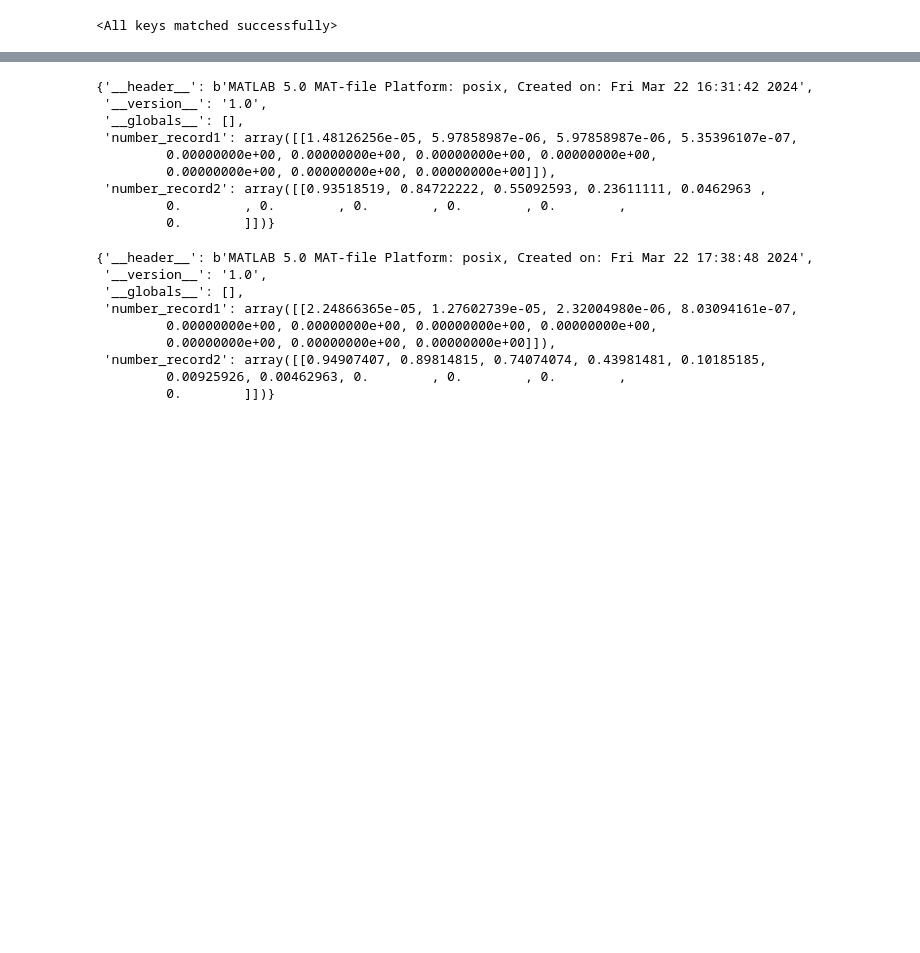
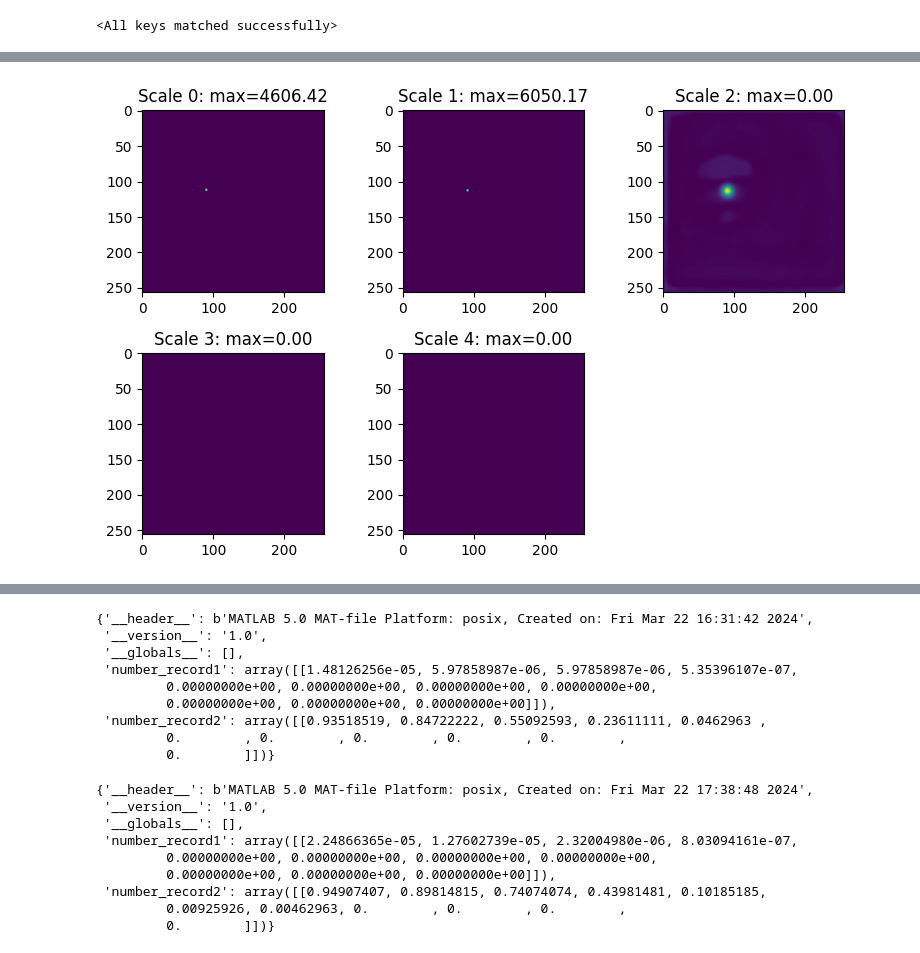
Before and after one commit to cvincent13/Deep-NFA, a Jupyter notebook: verification.ipynb, the cells around one changed output, grey strips where cells are left out. Cells and saved outputs as stored; diff of their text form; code cells hidden in the pictures; blank space fills up the shorter version.

```diff
--- a/verification.ipynb
+++ b/verification.ipynb
@@ -231,0 +304,11 @@ plt.imshow(np.array((pred > 0)[0,0]))
+# %%
+# Weighted significance scores by ECA
+plt.figure(figsize=(8,5))
+for k in range(sign_scores_weighted.shape[1]):
+    plt.subplot(2,3,k+1)
+    plt.title(f'Scale {k}: max={sign_scores_weighted[0,k].max():.2f}')
+    plt.imshow(sign_scores_weighted[0,k])
+
+plt.tight_layout()
+# %% [output]
+[figure, added]
```
Also changed, not shown: parts of 16 cells of this notebook, 11 other files.
